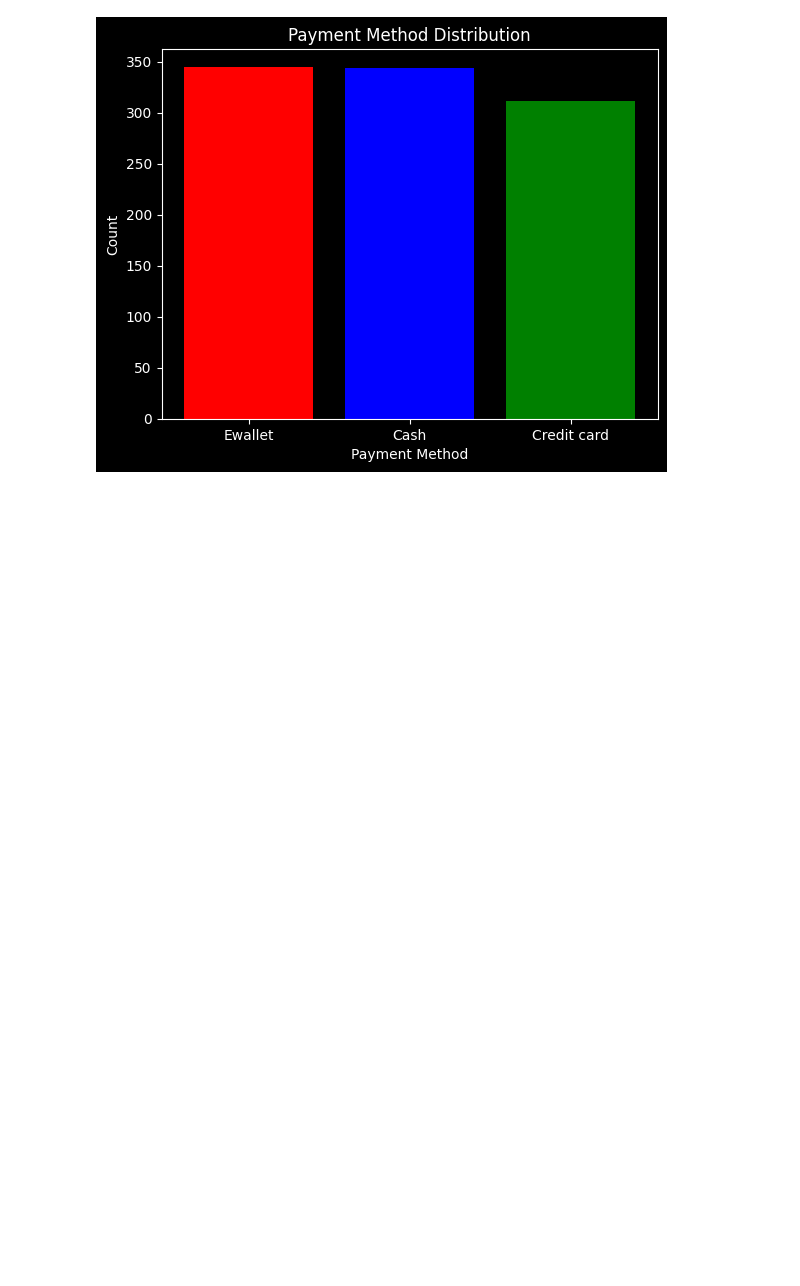
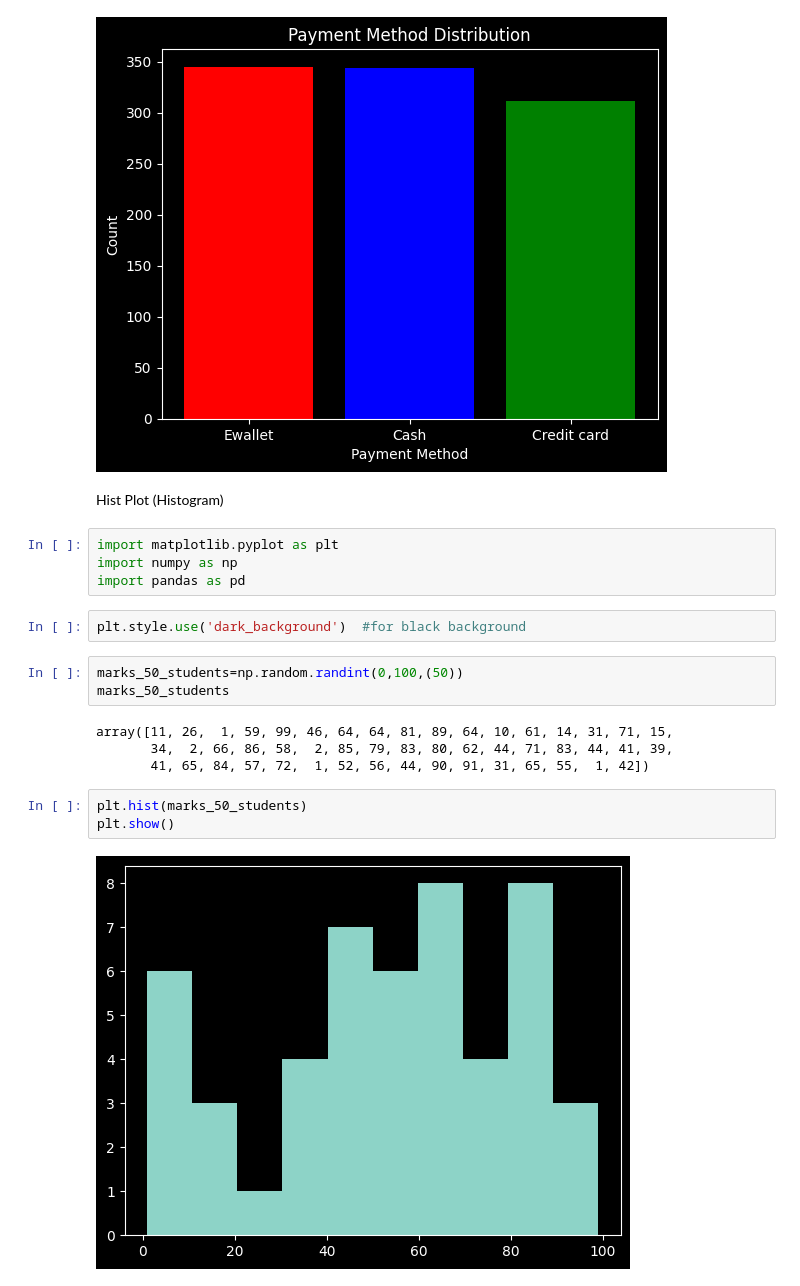
Before and after one commit to Ritika-K7/Data-Analysis-Visualisation, a Jupyter notebook: Matplotlib.ipynb, the cells around one changed output. Drawn from its saved outputs; the diff is of its cells as text; blank space fills up the shorter version.

Commit message:
Histogram plot

```diff
--- a/Matplotlib.ipynb
+++ b/Matplotlib.ipynb
@@ -362,3 +362,23 @@ plt.title('Payment Method Distribution')
 plt.show()
 # %% [output]
 [figure]
+# %% [markdown]
+Hist Plot (Histogram)
+# %%
+import matplotlib.pyplot as plt
+import numpy as np
+import pandas as pd
+# %%
+plt.style.use('dark_background')  #for black background
+# %%
+marks_50_students=np.random.randint(0,100,(50))
+marks_50_students
+# %% [output]
+array([11, 26,  1, 59, 99, 46, 64, 64, 81, 89, 64, 10, 61, 14, 31, 71, 15,
+       34,  2, 66, 86, 58,  2, 85, 79, 83, 80, 62, 44, 71, 83, 44, 41, 39,
+       41, 65, 84, 57, 72,  1, 52, 56, 44, 90, 91, 31, 65, 55,  1, 42])
+# %%
+plt.hist(marks_50_students)
+plt.show()
+# %% [output]
+[figure, added]
```
Also changed, not shown: parts of 11 cells of this notebook.
